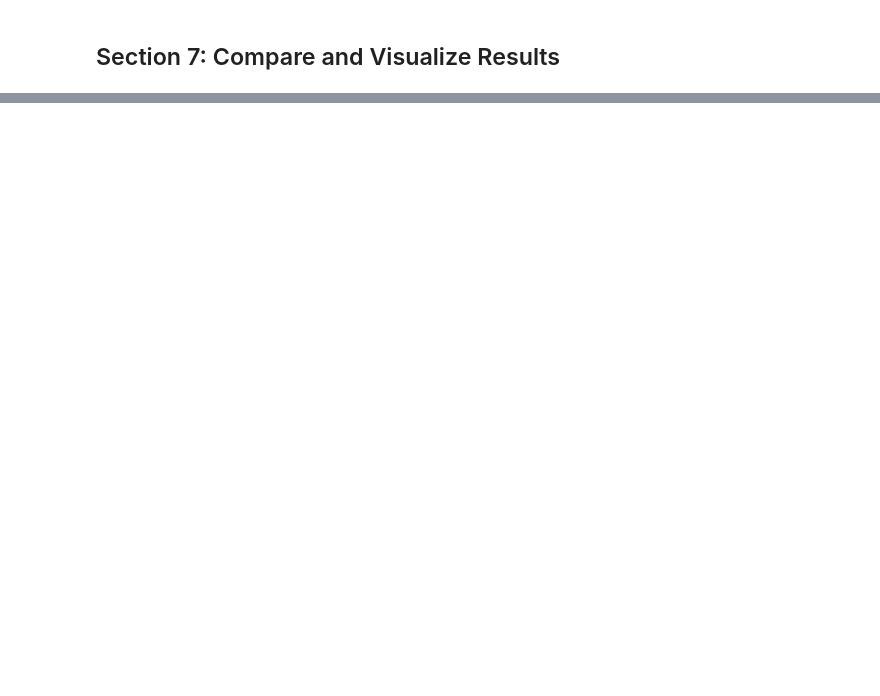
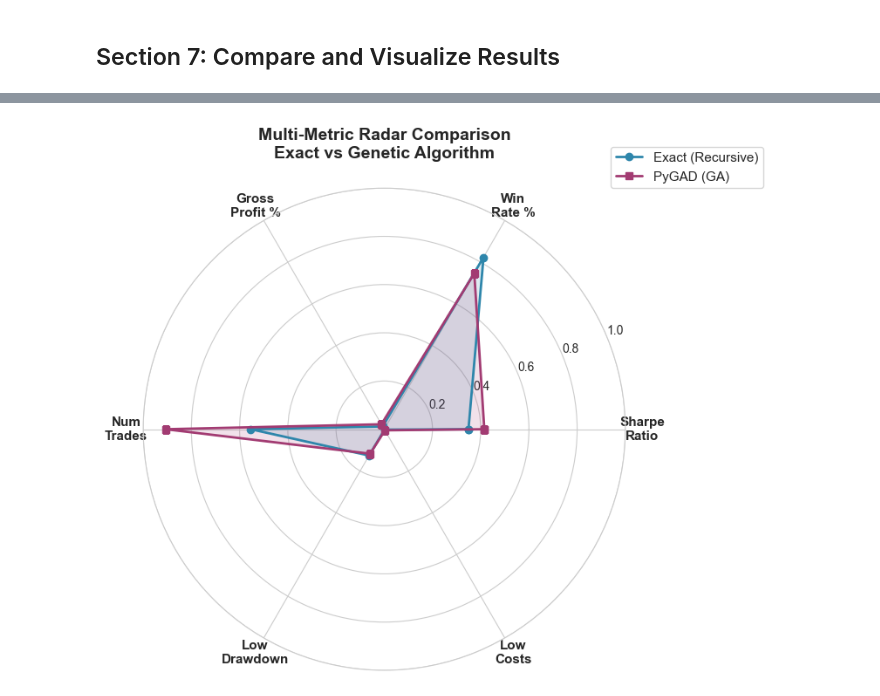
Before and after one commit to SasankaDidula/hft-optimization, a Jupyter notebook: Optimization_Main.ipynb, the cells around one changed output, grey strips where cells are left out. Saved outputs shown, nothing was run; the diff lists cells and outputs as text; code cells hidden in the pictures; blank space fills up the shorter version.

```diff
--- a/Optimization_Main.ipynb
+++ b/Optimization_Main.ipynb
@@ -1246,2 +1578,59 @@ ANALYSIS SUMMARY
 
 ================================================================================
+# %%
+# --- Radar Chart: Multi-Metric Comparison ---
+
+from matplotlib.patches import FancyBboxPatch
+import matplotlib.ticker as mticker
+
+categories = ['Sharpe\nRatio', 'Win\nRate %', 'Gross\nProfit %', 'Num\nTrades', 'Low\nDrawdown', 'Low\nCosts']
+
+def normalize(val, lo, hi):
+    return max(0, min(1, (val - lo) / (hi - lo))) if hi != lo else 0.5
+
+exact_raw = [
+    pulp_perf['sharpe_ratio'],
+    pulp_perf['win_rate'],
+    pulp_perf['gross_profit'],
+    pulp_perf['num_trades'],
+    10.0 - pulp_perf['max_drawdown'],
+    max(0, pulp_perf['gross_profit'] - pulp_perf['transaction_costs']),
+]
+
+ga_raw = [
+    ga_perf['sharpe_ratio'],
+    ga_perf['win_rate'],
+    ga_perf['gross_profit'],
+    ga_perf['num_trades'],
+    10.0 - ga_perf['max_drawdown'],
+    max(0, ga_perf['gross_profit'] - ga_perf['transaction_costs']),
+]
+
+all_vals = exact_raw + ga_raw
+lo = min(all_vals) - abs(min(all_vals)) * 0.1
+hi = max(all_vals) + abs(max(all_vals)) * 0.1
+
+exact_norm = [normalize(v, lo, hi) for v in exact_raw]
+ga_norm = [normalize(v, lo, hi) for v in ga_raw]
+
+N = len(categories)
+angles = np.linspace(0, 2 * np.pi, N, endpoint=False).tolist()
+angles += angles[:1]
+exact_norm += exact_norm[:1]
+ga_norm += ga_norm[:1]
+
+fig, ax = plt.subplots(figsize=(8, 8), subplot_kw=dict(polar=True))
+ax.plot(angles, exact_norm, 'o-', linewidth=2, label='Exact (Recursive)', color='#2E86AB')
+ax.fill(angles, exact_norm, alpha=0.15, color='#2E86AB')
+ax.plot(angles, ga_norm, 's-', linewidth=2, label='PyGAD (GA)', color='#A23B72')
+ax.fill(angles, ga_norm, alpha=0.15, color='#A23B72')
+
+ax.set_xticks(angles[:-1])
+ax.set_xticklabels(categories, fontsize=11, fontweight='bold')
+ax.set_title('Multi-Metric Radar Comparison\nExact vs Genetic Algorithm', fontsize=14, fontweight='bold', pad=25)
+ax.legend(loc='upper right', bbox_to_anchor=(1.3, 1.1), fontsize=11)
+ax.set_ylim(0, 1)
+plt.tight_layout()
+plt.show()
+# %% [output]
+[figure, added]
```
Also changed, not shown: parts of 18 cells of this notebook.
